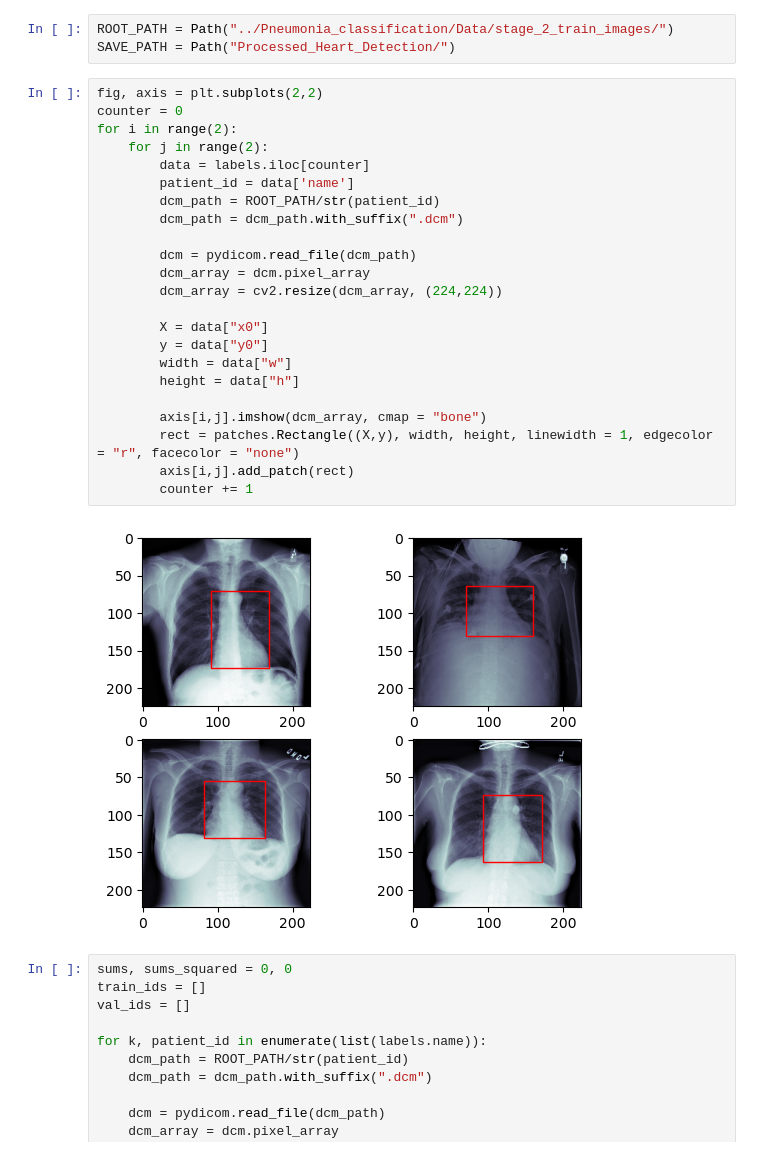
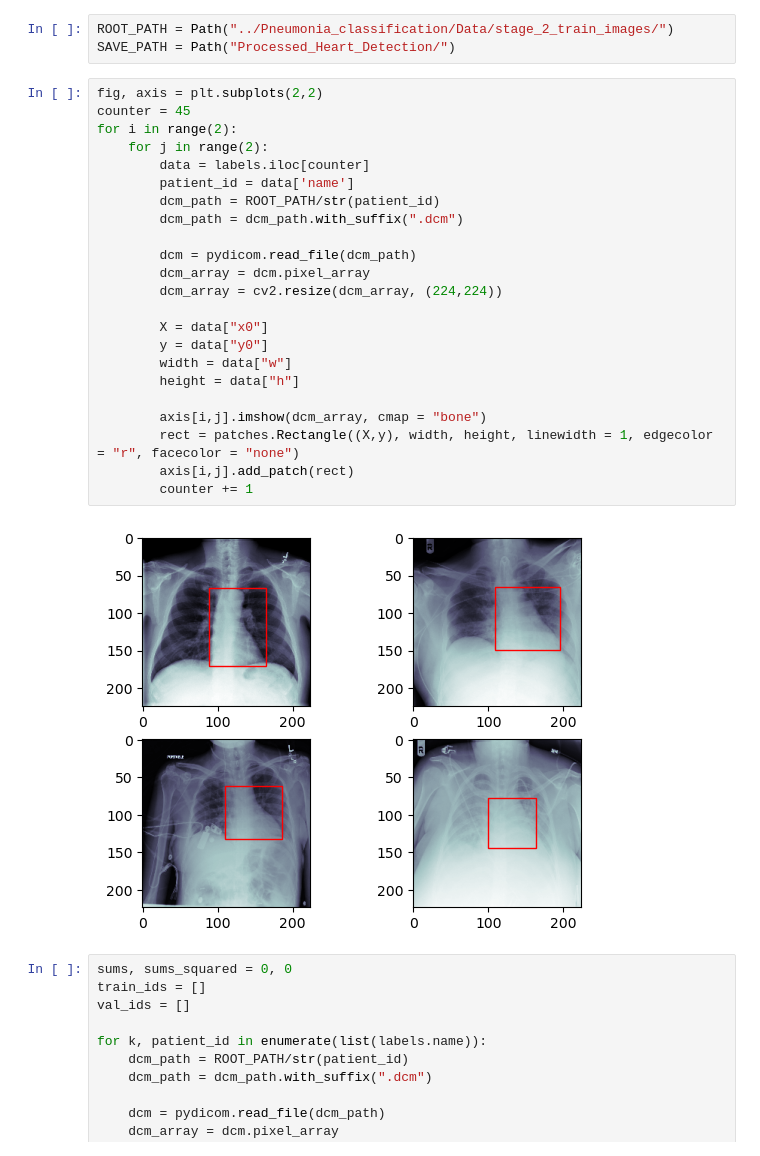
Before and after one commit to Priyagha/Heart_Detection, a Jupyter notebook: preprocessing.ipynb, the cells around one changed output. Cells and saved outputs as stored; diff of their text form.

Commit message:
Getting new images

```diff
--- a/preprocessing.ipynb
+++ b/preprocessing.ipynb
@@ -24,29 +24,29 @@ ROOT_PATH = Path("../Pneumonia_classification/Data/stage_2_train_images/")
 SAVE_PATH = Path("Processed_Heart_Detection/")
 # %%
 fig, axis = plt.subplots(2,2)
-counter = 0
+counter = 45
 for i in range(2):
     for j in range(2):
         data = labels.iloc[counter]
         patient_id = data['name']
         dcm_path = ROOT_PATH/str(patient_id)
         dcm_path = dcm_path.with_suffix(".dcm")
 
         dcm = pydicom.read_file(dcm_path)
         dcm_array = dcm.pixel_array
         dcm_array = cv2.resize(dcm_array, (224,224))
 
         X = data["x0"]
         y = data["y0"]
         width = data["w"]
         height = data["h"]
 
         axis[i,j].imshow(dcm_array, cmap = "bone")
         rect = patches.Rectangle((X,y), width, height, linewidth = 1, edgecolor = "r", facecolor = "none")
         axis[i,j].add_patch(rect)
         counter += 1
 # %% [output]
-[figure, old version]
+[figure, new version]
 # %%
 sums, sums_squared = 0, 0
 train_ids = []
```
Also changed, not shown: 1 other file.
